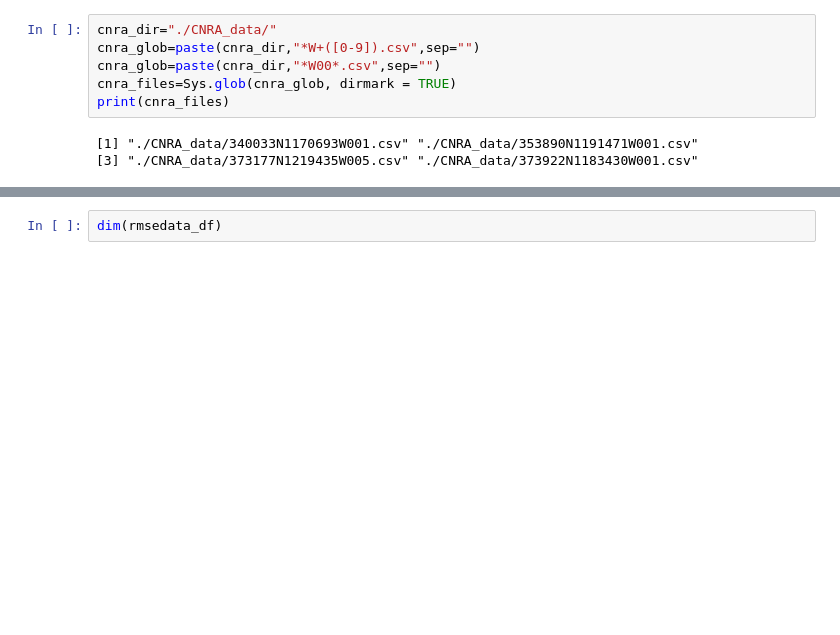
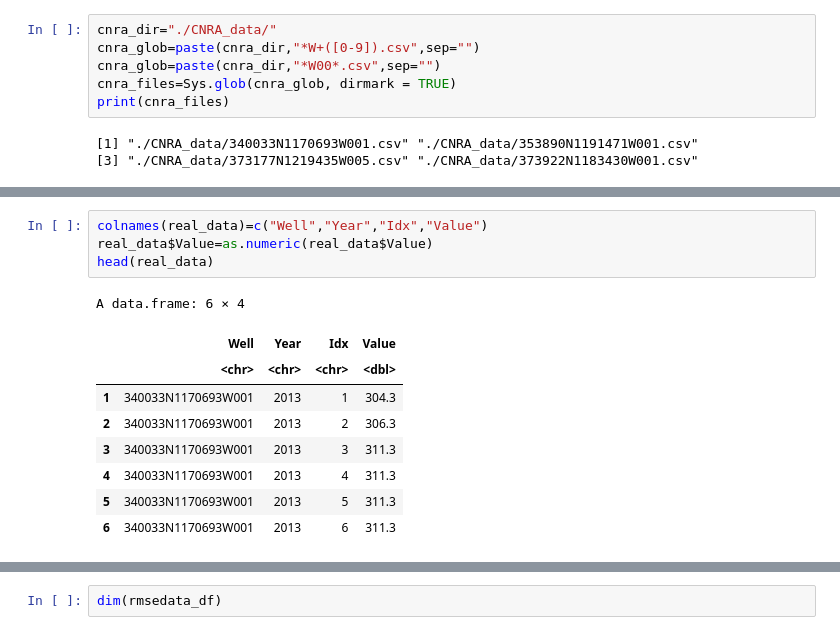
Before and after one commit to eddie-a-salinas/CA-Hydrology-W210-SP2022, a Jupyter notebook: CNRA_work_R.ipynb, the cells around one changed output, grey strips where cells are left out. Saved outputs shown, nothing was run; the diff lists cells and outputs as text; blank space fills up the shorter version.

```diff
--- a/CNRA_work_R.ipynb
+++ b/CNRA_work_R.ipynb
@@ -249,0 +291,14 @@ Warning message in if (prediction_auto_arima == 0) {:
+# %%
+colnames(real_data)=c("Well","Year","Idx","Value")
+real_data$Value=as.numeric(real_data$Value)
+head(real_data)
+# %% [output]
+A data.frame: 6 × 4
+|  | Well | Year | Idx | Value |
+|  | <chr> | <chr> | <chr> | <dbl> |
+| 1 | 340033N1170693W001 | 2013 | 1 | 304.3 |
+| 2 | 340033N1170693W001 | 2013 | 2 | 306.3 |
+| 3 | 340033N1170693W001 | 2013 | 3 | 311.3 |
+| 4 | 340033N1170693W001 | 2013 | 4 | 311.3 |
+| 5 | 340033N1170693W001 | 2013 | 5 | 311.3 |
+| 6 | 340033N1170693W001 | 2013 | 6 | 311.3 |
```
Also changed, not shown: parts of 16 cells of this notebook.
